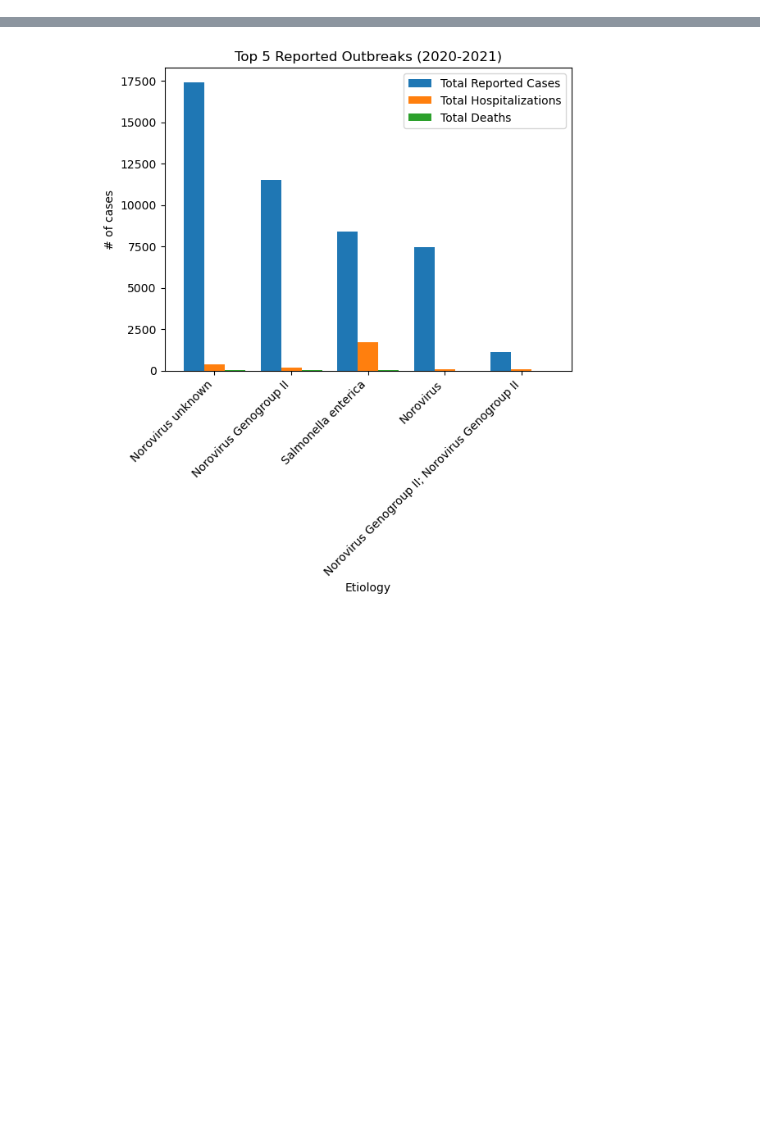
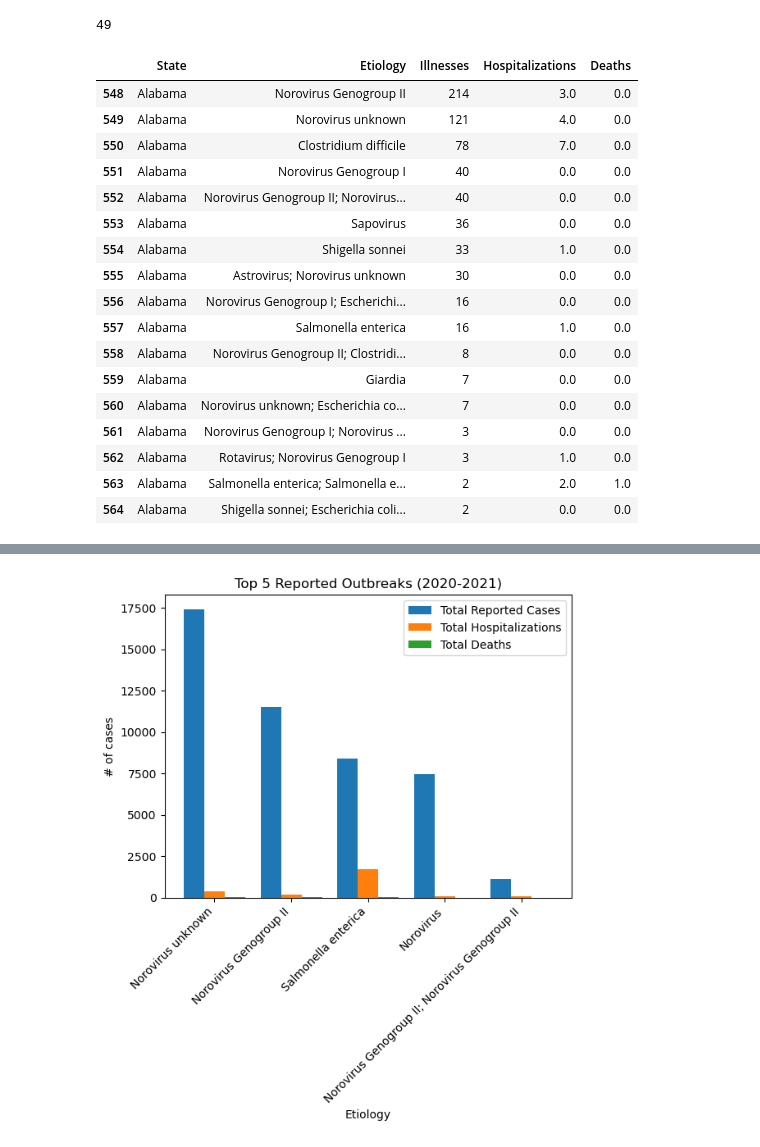
Before and after one commit to InsomniYak28/group_project_1, a Jupyter notebook: Final_death_and_hosp.ipynb, the cells around one changed output, grey strips where cells are left out. Cells and saved outputs as stored; diff of their text form; code cells hidden in the pictures; blank space fills up the shorter version.

```diff
--- a/Final_death_and_hosp.ipynb
+++ b/Final_death_and_hosp.ipynb
@@ -84,0 +85,7 @@ state_et_low_death
+# %%
+state_et_max = outbreak_df.groupby(["State","Etiology"]).sum(numeric_only=True).sort_values(by=["State","Illnesses"], ascending=False)
+state_et_max = state_et_max[["Illnesses","Hospitalizations","Deaths"]]
+state_et_max= state_et_max.reset_index()
+state_et_max
+# state_et_max = state_et_max[["Illnesses","Hospitalizations","Deaths"]].sort_values(by="Illnesses", ascending=False)
+# state_et_max
@@ -84,0 +106,25 @@ state_et_low_death
+# %%
+len(state_et_max["State"].unique())
+# %% [output]
+49
+# %%
+state_et_max.loc[(state_et_max["State"]=="Alabama")]
+# %% [output]
+|  | State | Etiology | Illnesses | Hospitalizations | Deaths |
+| 548 | Alabama | Norovirus Genogroup II | 214 | 3.0 | 0.0 |
+| 549 | Alabama | Norovirus unknown | 121 | 4.0 | 0.0 |
+| 550 | Alabama | Clostridium difficile | 78 | 7.0 | 0.0 |
+| 551 | Alabama | Norovirus Genogroup I | 40 | 0.0 | 0.0 |
+| 552 | Alabama | Norovirus Genogroup II; Norovirus... | 40 | 0.0 | 0.0 |
+| 553 | Alabama | Sapovirus | 36 | 0.0 | 0.0 |
+| 554 | Alabama | Shigella sonnei | 33 | 1.0 | 0.0 |
+| 555 | Alabama | Astrovirus; Norovirus unknown | 30 | 0.0 | 0.0 |
+| 556 | Alabama | Norovirus Genogroup I; Escherichi... | 16 | 0.0 | 0.0 |
+| 557 | Alabama | Salmonella enterica | 16 | 1.0 | 0.0 |
+| 558 | Alabama | Norovirus Genogroup II; Clostridi... | 8 | 0.0 | 0.0 |
+| 559 | Alabama | Giardia | 7 | 0.0 | 0.0 |
+| 560 | Alabama | Norovirus unknown; Escherichia co... | 7 | 0.0 | 0.0 |
+| 561 | Alabama | Norovirus Genogroup I; Norovirus ... | 3 | 0.0 | 0.0 |
+| 562 | Alabama | Rotavirus; Norovirus Genogroup I | 3 | 1.0 | 0.0 |
+| 563 | Alabama | Salmonella enterica; Salmonella e... | 2 | 2.0 | 1.0 |
+| 564 | Alabama | Shigella sonnei; Escherichia coli... | 2 | 0.0 | 0.0 |
```
Also changed, not shown: parts of 16 cells of this notebook.
